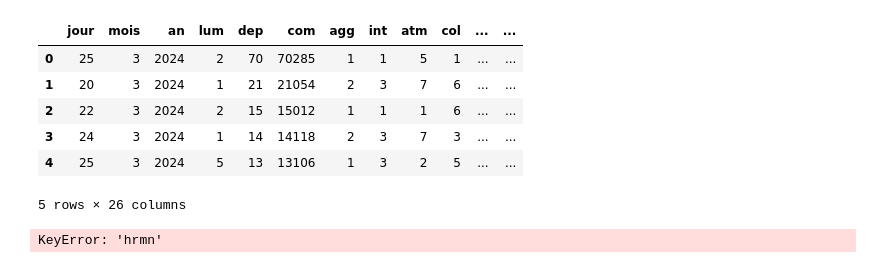
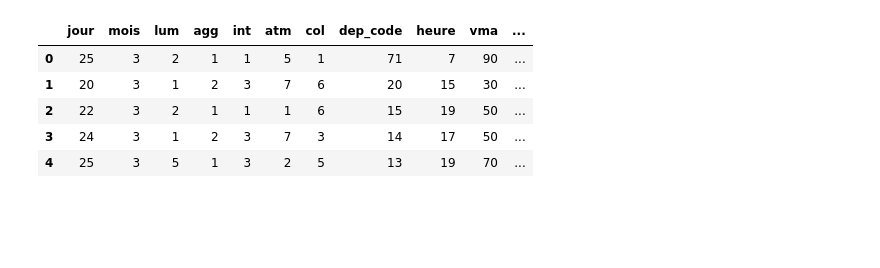
Before and after one commit to FerasMOURAD/Etude-Statistique-Accidents, a Jupyter notebook: Code_Python/Data_mining.ipynb, the cells around one changed output. Cells and saved outputs as stored; diff of their text form; code cells hidden in the pictures; blank space fills up the shorter version.

Commit message:
Mise a jour pipeline ETL et notebook Data Mining

```diff
--- a/Code_Python/Data_mining.ipynb
+++ b/Code_Python/Data_mining.ipynb
@@ -11,8 +11,8 @@ from sklearn.metrics import accuracy_score, classification_report, confusion_mat
 # %%
 import os
-csv_path = '../Ressources/accidents_2024.csv' if os.path.exists('../Ressources/accidents_2024.csv') else 'Ressources/accidents_2024.csv'
-data = pd.read_csv(csv_path)
-print(data.head())
+csv_path = '../Ressources/accidents_2024.csv'
+accidents = pd.read_csv(csv_path)
+print(accidents.head())
 # %% [output]
         Num_Acc  jour  mois    an  lum dep    com  agg  int  atm  ...  \
 0  202400000001    25     3  2024    2  70  70285    1    1    5  ...
@@ -71,2 +74,5 @@ data.describe()
 # %%
-data_copy = data.copy()
+accidents_copy = accidents.copy()
+
+
+accidents_copy.columns
@@ -73,2 +87,5 @@ data_copy = data.copy()
 # %%
-data_copy = data_copy.drop(columns = ["Num_Acc", "population", "nom_dep"])
+X = accidents_copy.drop(columns = ["Num_Acc", "nom_dep", "an", "Nb_victimes", "date", "saison", "jour_semaine", "population", "com", "lat", "long", "dep"])
+
+
+Y = accidents['Nb_victimes']
@@ -75,18 +107,9 @@ data_copy = data_copy.drop(columns = ["Num_Acc", "population", "nom_dep"])
 # %%
-data_copy.head()
+X.head()
 # %% [output]
-|  | jour | mois | an | lum | dep | com | agg | int | atm | col | ... | ... |
-| 0 | 25 | 3 | 2024 | 2 | 70 | 70285 | 1 | 1 | 5 | 1 | ... | ... |
-| 1 | 20 | 3 | 2024 | 1 | 21 | 21054 | 2 | 3 | 7 | 6 | ... | ... |
-| 2 | 22 | 3 | 2024 | 2 | 15 | 15012 | 1 | 1 | 1 | 6 | ... | ... |
-| 3 | 24 | 3 | 2024 | 1 | 14 | 14118 | 2 | 3 | 7 | 3 | ... | ... |
-| 4 | 25 | 3 | 2024 | 5 | 13 | 13106 | 1 | 3 | 2 | 5 | ... | ... |
+|  | jour | mois | lum | agg | int | atm | col | dep_code | heure | vma | ... |
+| 0 | 25 | 3 | 2 | 1 | 1 | 5 | 1 | 71 | 7 | 90 | ... |
+| 1 | 20 | 3 | 1 | 2 | 3 | 7 | 6 | 20 | 15 | 30 | ... |
+| 2 | 22 | 3 | 2 | 1 | 1 | 1 | 6 | 15 | 19 | 50 | ... |
+| 3 | 24 | 3 | 1 | 2 | 3 | 7 | 3 | 14 | 17 | 50 | ... |
+| 4 | 25 | 3 | 5 | 1 | 3 | 2 | 5 | 13 | 19 | 70 | ... |
-5 rows × 26 columns
-# %%
-# L heure est deja extraite sous forme numerique (0 a 23) depuis la preparation R
-if "heure" not in data_copy.columns and "hrmn" in data_copy.columns:
-    data_copy["heure"] = pd.to_numeric(data_copy["hrmn"].str[:2], errors="coerce").fillna(12)
-print("Distribution de la variable heure :")
-print(data_copy["heure"].describe())
-# %% [output]
-KeyError: 'hrmn'
```
Also changed, not shown: parts of 18 cells of this notebook, 2 other files.
